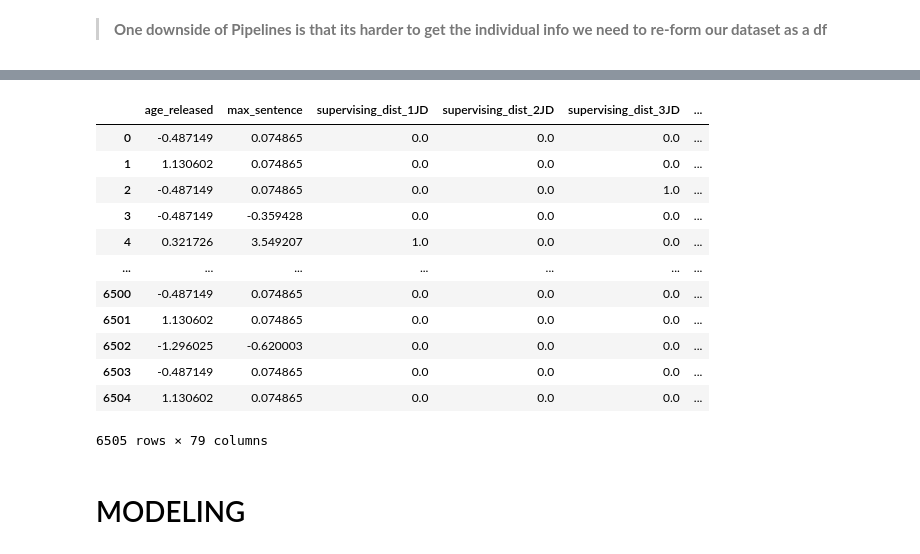
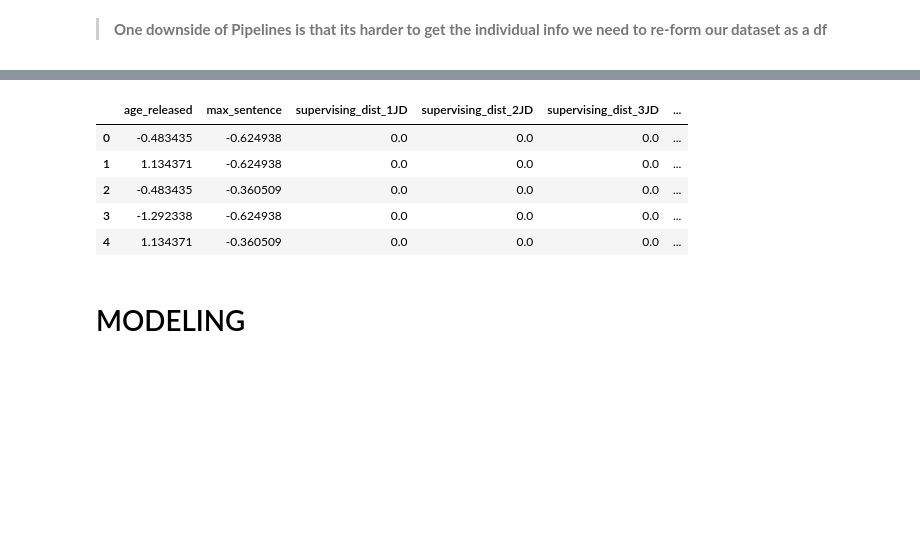
Before and after one commit to jirvingphd/iowa-prisoner-recidivism-mod-3-project, a Jupyter notebook: student-JMI-pruning-final.ipynb, the cells around one changed output, grey strips where cells are left out. Cells and saved outputs as stored; diff of their text form; code cells hidden in the pictures; blank space fills up the shorter version.

```diff
--- a/student-JMI-pruning-final.ipynb
+++ b/student-JMI-pruning-final.ipynb
@@ -711,20 +676,14 @@ X_train_tf
 # %%
-X_test_tf = pd.DataFrame(X_test_tf,columns=[*num_cols, *cat_features])
-X_test_tf
+X_test_tf = pd.DataFrame( preprocessing.transform(X_test),
+                         columns=[*num_cols, *cat_features])
+X_test_tf.head()
 # %% [output]
 |  | age_released | max_sentence | supervising_dist_1JD | supervising_dist_2JD | supervising_dist_3JD | ... |
-| 0 | -0.487149 | 0.074865 | 0.0 | 0.0 | 0.0 | ... |
-| 1 | 1.130602 | 0.074865 | 0.0 | 0.0 | 0.0 | ... |
-| 2 | -0.487149 | 0.074865 | 0.0 | 0.0 | 1.0 | ... |
-| 3 | -0.487149 | -0.359428 | 0.0 | 0.0 | 0.0 | ... |
-| 4 | 0.321726 | 3.549207 | 1.0 | 0.0 | 0.0 | ... |
-| ... | ... | ... | ... | ... | ... | ... |
-| 6500 | -0.487149 | 0.074865 | 0.0 | 0.0 | 0.0 | ... |
-| 6501 | 1.130602 | 0.074865 | 0.0 | 0.0 | 0.0 | ... |
-| 6502 | -1.296025 | -0.620003 | 0.0 | 0.0 | 0.0 | ... |
-| 6503 | -0.487149 | 0.074865 | 0.0 | 0.0 | 0.0 | ... |
-| 6504 | 1.130602 | 0.074865 | 0.0 | 0.0 | 0.0 | ... |
+| 0 | -0.483435 | -0.624938 | 0.0 | 0.0 | 0.0 | ... |
+| 1 | 1.134371 | -0.624938 | 0.0 | 0.0 | 0.0 | ... |
+| 2 | -0.483435 | -0.360509 | 0.0 | 0.0 | 0.0 | ... |
+| 3 | -1.292338 | -0.624938 | 0.0 | 0.0 | 0.0 | ... |
+| 4 | 1.134371 | -0.360509 | 0.0 | 0.0 | 0.0 | ... |
-6505 rows × 79 columns
 # %% [markdown]
 # MODELING
 # %%
```
Also changed, not shown: parts of 39 cells of this notebook.
